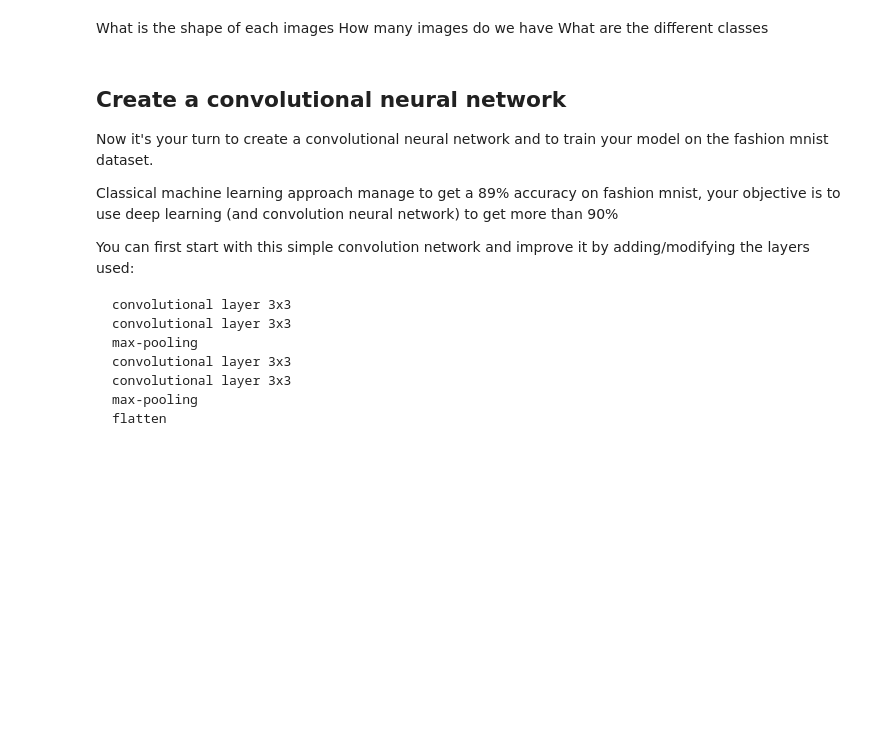
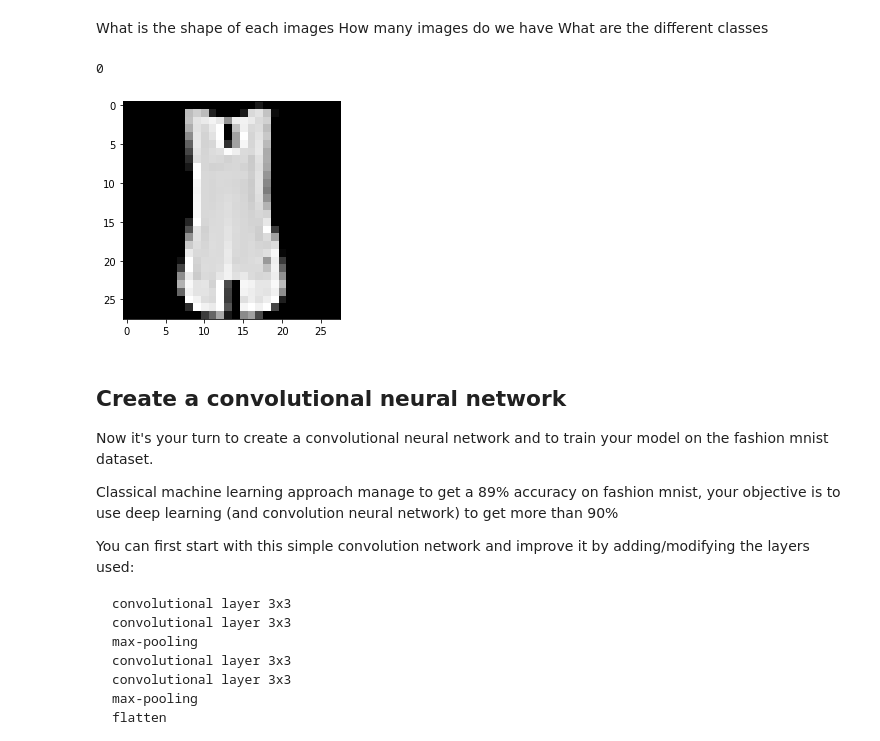
Before and after one commit to DL-ECE/tp2-deeplearningonimages-rayanesaby, a Jupyter notebook: convolution.ipynb, the cells around one changed output. Cells and saved outputs as stored; diff of their text form; code cells hidden in the pictures; blank space fills up the shorter version.

```diff
--- a/convolution.ipynb
+++ b/convolution.ipynb
@@ -812,6 +838,12 @@ def fashion_mnist_dataset_answer():
     return {'shape': shape, 'nb_in_train_set': number_of_images_in_train_set, 'nb_in_test_set': number_of_images_in_test_set, 'number_of_classes': number_of_classes}
 # %%
 # Plot an image and the target
+image, target = fmnist_train[4]
+plot_one_tensor(image)
+print(target)
+# %% [output]
+0
+[figure, added]
 # %% [markdown]
 ## Create a convolutional neural network
 
```
Also changed, not shown: parts of 6 cells of this notebook.
